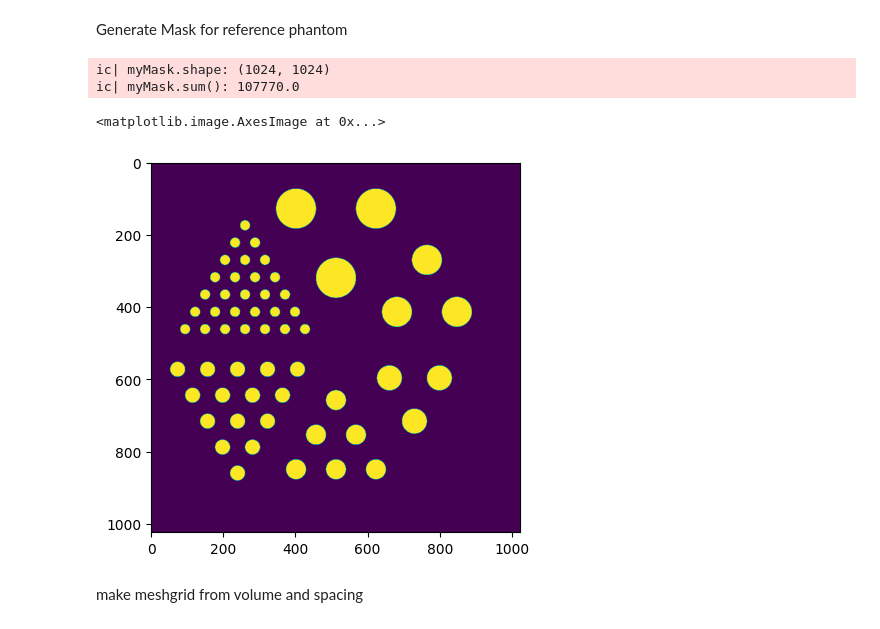
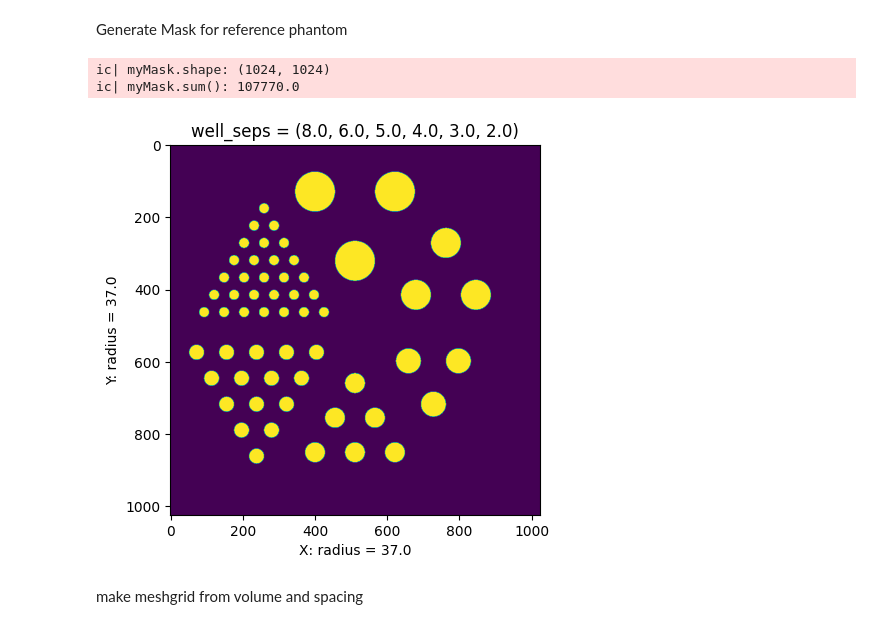
Before and after one commit to BillWorstell/derenzo_phantom, a Jupyter notebook: iCheckRotations.ipynb, the cells around one changed output. Drawn from its saved outputs; the diff is of its cells as text; code cells hidden in the pictures.

```diff
--- a/iCheckRotations.ipynb
+++ b/iCheckRotations.ipynb
@@ -238,13 +226,16 @@ Generate Mask for reference phantom
 # %%
 myMask=test_phantom.mask.reshape(1024,1024)
 ic(myMask.shape)
 ic(myMask.sum())
 plt.imshow(myMask)
+plt.title('well_seps = (8.0, 6.0, 5.0, 4.0, 3.0, 2.0)')
+plt.xlabel('X: radius = 37.0')
+plt.ylabel('Y: radius = 37.0')
+plt.show()
 # %% [output]
 ic| myMask.shape: (1024, 1024)
 ic| myMask.sum(): 107770.0
-<matplotlib.image.AxesImage at 0x...>
-[figure, old version]
+[figure, new version]
 # %% [markdown]
 make meshgrid from volume and spacing
 # %%
```
Also changed, not shown: parts of 44 cells of this notebook.
